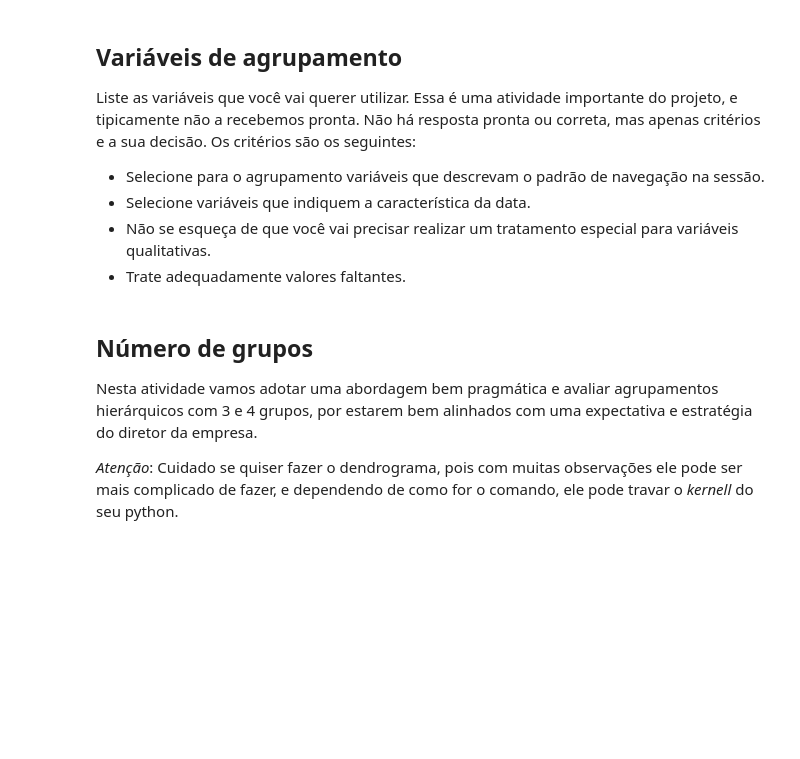
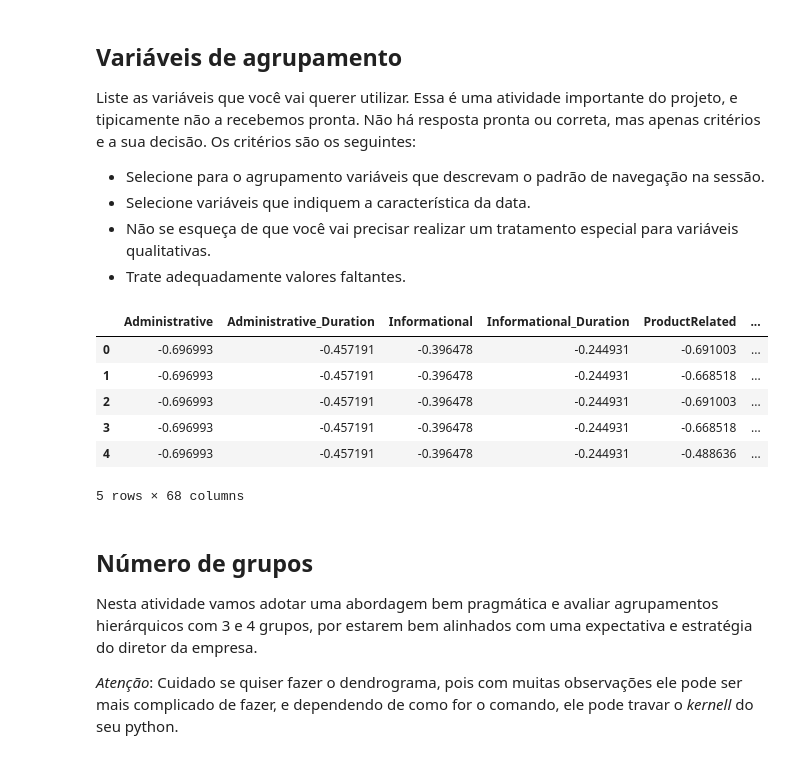
Before and after one commit to Jefersonfranca/EBAC_Curso_Cientista_de_Dados, a Jupyter notebook: Módulo 30 Hierárquicos aglomerativos/Exercício II/mod30_tarefa02.ipynb, the cells around one changed output. Cells and saved outputs as stored; diff of their text form; code cells hidden in the pictures; blank space fills up the shorter version.

```diff
--- a/Módulo 30 Hierárquicos aglomerativos/Exercício II/mod30_tarefa02.ipynb
+++ b/Módulo 30 Hierárquicos aglomerativos/Exercício II/mod30_tarefa02.ipynb
@@ -178,7 +183,23 @@ Liste as variáveis que você vai querer utilizar. Essa é uma atividade importa
 - Não se esqueça de que você vai precisar realizar um tratamento especial para variáveis qualitativas.
 - Trate adequadamente valores faltantes.
 # %%
-# Seleção das variáveis que descrevem a navegação na sessão
-variaveis_navegacao = ['Administrative', 'Administrative_Duration',
-                       'Informational', 'Informational_Duration',
-                       'ProductRelated', 'ProductRelated_Duration']
+# Seleção das variáveis
+features = df[[
+    'Administrative',
+    'Administrative_Duration',
+    'Informational',
+    'Informational_Duration',
+    'ProductRelated',
+    'ProductRelated_Duration',
+    'BounceRates',
+    'ExitRates',
+    'PageValues',
+    'SpecialDay',
+    'Month',
+    'Weekend',
+    'OperatingSystems',
+    'Browser',
+    'Region',
+    'TrafficType',
+    'VisitorType'
+]]
@@ -185,3 +218,18 @@ variaveis_navegacao = ['Administrative', 'Administrative_Duration',
+# %%
+# Normalização das variáveis numéricas
+scaler = StandardScaler()
+numeric_cols = final_df.select_dtypes(include=['int64', 'float64']).columns
+final_df[numeric_cols] = scaler.fit_transform(final_df[numeric_cols])
+
+final_df.head()
+# %% [output]
+|  | Administrative | Administrative_Duration | Informational | Informational_Duration | ProductRelated | ... |
+| 0 | -0.696993 | -0.457191 | -0.396478 | -0.244931 | -0.691003 | ... |
+| 1 | -0.696993 | -0.457191 | -0.396478 | -0.244931 | -0.668518 | ... |
+| 2 | -0.696993 | -0.457191 | -0.396478 | -0.244931 | -0.691003 | ... |
+| 3 | -0.696993 | -0.457191 | -0.396478 | -0.244931 | -0.668518 | ... |
+| 4 | -0.696993 | -0.457191 | -0.396478 | -0.244931 | -0.488636 | ... |
+5 rows × 68 columns
 # %% [markdown]
 ## Número de grupos
 
```
Also changed, not shown: parts of 11 cells of this notebook.
